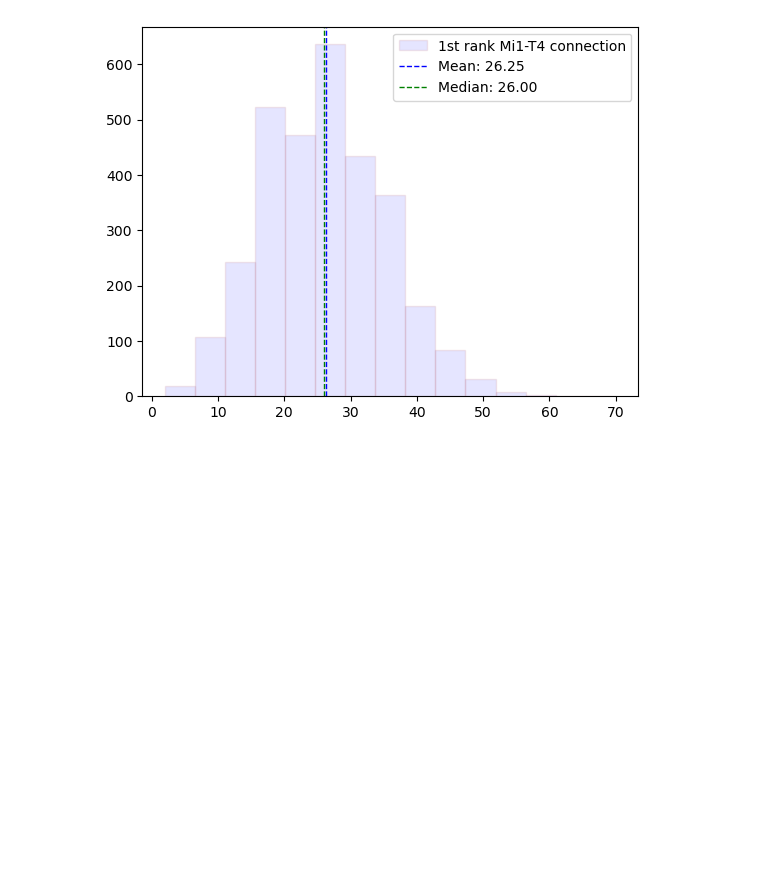
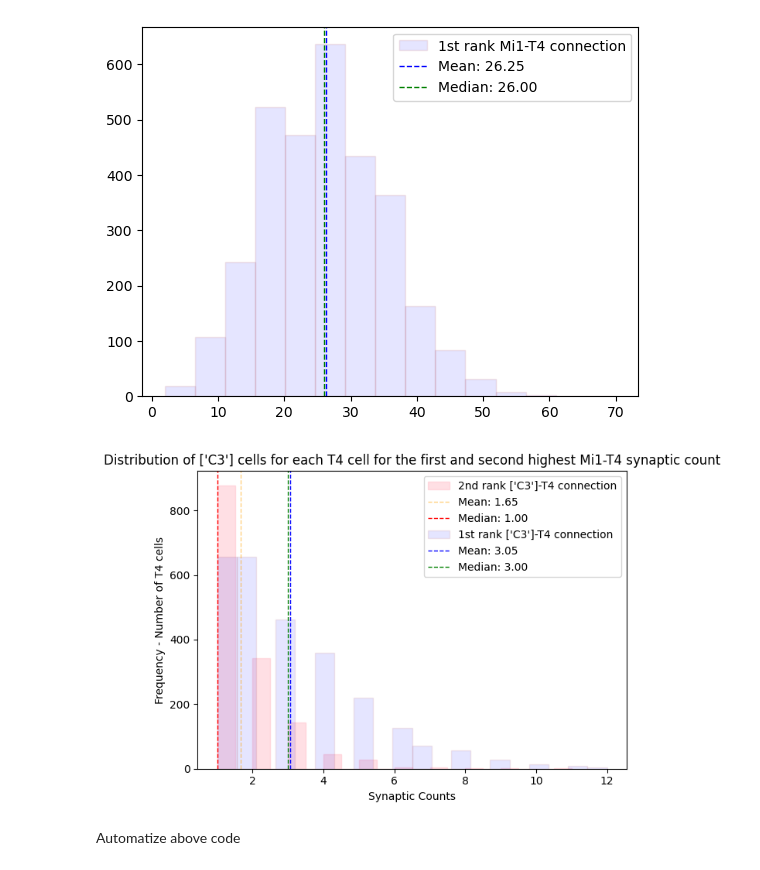
Before and after one commit to mariaioan/T4-connectome-analysis, a Jupyter notebook: proofreading-tables/figure_1.ipynb, the cells around one changed output. Cells and saved outputs as stored; diff of their text form; code cells hidden in the pictures; blank space fills up the shorter version.

```diff
--- a/proofreading-tables/figure_1.ipynb
+++ b/proofreading-tables/figure_1.ipynb
@@ -13,8 +13,9 @@ import numpy as np
 import matplotlib.pyplot as plt
 # %%
 # load T4 dataset
-#work pc : 'C:\Users\maria\OneDrive\Documents\GitHub\connectome-analysis-main_thesis\T4_inputs'
-path = r'C:\Users\maria\OneDrive\Documents\GitHub\connectome-analysis-main_thesis\T4_inputs'
+# work pc : 'D:\connectome-analysis-main_thesis\connectome-analysis-main_thesis\T4_inputs'
+# personal pc: r'C:\Users\maria\OneDrive\Documents\GitHub\connectome-analysis-main_thesis\T4_inputs'
+path = r'D:\connectome-analysis-main_thesis\connectome-analysis-main_thesis\T4_inputs'
 filename = glob(path +"\\"+"*.xlsx")
 #dataset = pd.read_excel(filename)
 # what is most efficient? Load all excels in a list and then choose? or one by one?
@@ -243,3 +241,50 @@ plt.legend()
 # %% [output]
 <matplotlib.legend.Legend at 0x...>
 [figure]
+# %%
+# here I make functions for the above plots, so it can be generalized for other cell types:
+# I want to check the distributions of other unicolumnar neurons with T4s : Mi9, Mi4, C3
+
+# Plot how many T4 cells are per Mi1 in a histogram
+#symbols_to_select = ['T4a', 'T4b', 'T4c', 'T4d']
+symbols_to_select = ['C3'] # here I select the Mi1s for each singular T4 cell # to run the same analysis for other neurons...change the name of the df.
+db_Mi1 = db.loc[db['symbol'].isin(symbols_to_select)]
+
+# here I find the 2nd highest Mi1 in the T4 input list
+
+# Sort the DataFrame within each group (T4) by 'counts' in descending order
+db_sorted = db_Mi1.sort_values(by='counts', ascending=False)
+
+# Filter groups with more than one row
+# lambda function filters each input (group from optic_lobe_id) for 2 and more rows
+groups_with_more_than_one_row = db_sorted.groupby('optic_lobe_id').filter(lambda x: len(x) > 1)
+
+# groupby to get the second row within each group
+second_highest_mi1 = groups_with_more_than_one_row.groupby('optic_lobe_id').nth(1)
+#print(second_highest_mi1)
+plt.hist(second_highest_mi1['counts'], bins=20, edgecolor = 'pink', color='pink', alpha=0.5, label=f'2nd rank {symbols_to_select}-T4 connection')
+mean_value = second_highest_mi1['counts'].mean()
+median_value = second_highest_mi1['counts'].median()
+plt.axvline(mean_value, color='orange',alpha=0.5, linestyle='dashed', linewidth=1, label=f'Mean: {mean_value:.2f}')
+plt.axvline(median_value, color='red', linestyle='dashed', linewidth=1, label=f'Median: {median_value:.2f}')
+
+# Filter through the highest Mi1 contributor for each T4 cell
+highest_mi1 = db_Mi1.groupby('optic_lobe_id').agg({'counts': 'max'}).reset_index()
+# Plot the histogram for the highest Mi1-T4 synaptic count
+plt.hist(highest_mi1['counts'], bins=20, edgecolor='brown', color='blue', alpha=0.1, label=f'1st rank {symbols_to_select}-T4 connection')
+mean_value = highest_mi1['counts'].mean()
+median_value = highest_mi1['counts'].median()
+plt.axvline(mean_value, color='blue', linestyle='dashed', linewidth=1, label=f'Mean: {mean_value:.2f}')
+plt.axvline(median_value, color='green', linestyle='dashed', linewidth=1, label=f'Median: {median_value:.2f}')
+
+plt.xlabel('Synaptic Counts')
+plt.ylabel('Frequency - Number of T4 cells')
+plt.title(f'Distribution of {symbols_to_select} cells for each T4 cell for the first and second highest Mi1-T4 synaptic count')
+plt.legend()
+plt.tight_layout()
+plt.savefig(f'Distribution of {symbols_to_select} cells for each T4 cell for the first and second highest Mi1-T4 synaptic count.png')
+plt.show()
+# %% [output]
+[figure, added]
+# %% [markdown]
+Automatize above code
```
Also changed, not shown: parts of 2 cells of this notebook.
